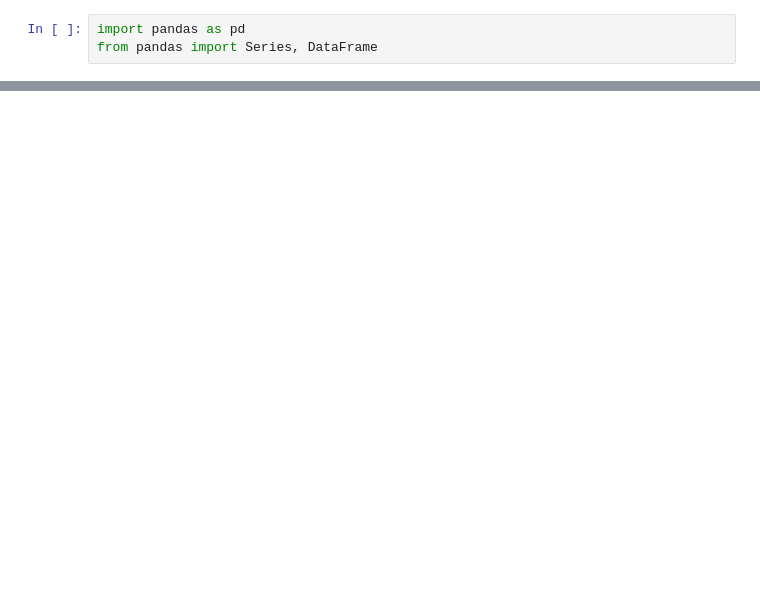
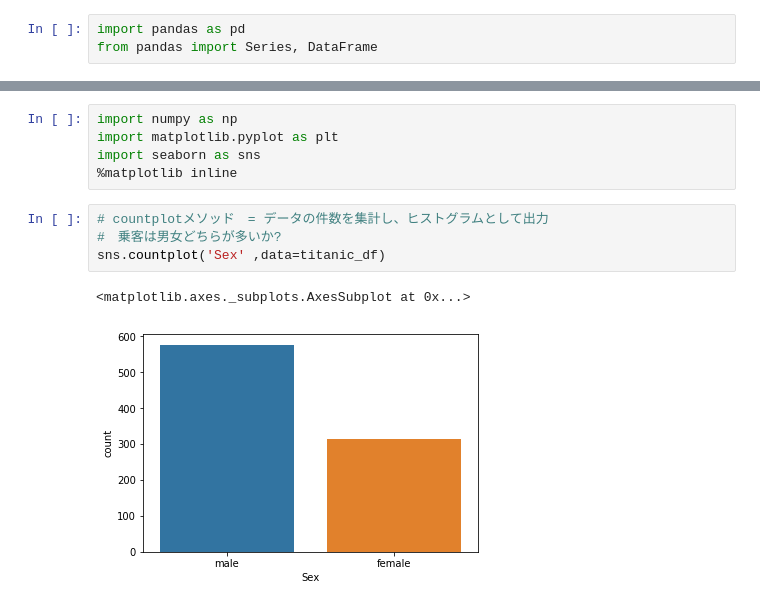
Before and after one commit to hide-fukano/DataScience, a Jupyter notebook: 01_titanic/タイタニック号のデータ解析.ipynb, the cells around one changed output, grey strips where cells are left out. Drawn from its saved outputs; the diff is of its cells as text; blank space fills up the shorter version.

```diff
--- a/01_titanic/タイタニック号のデータ解析.ipynb
+++ b/01_titanic/タイタニック号のデータ解析.ipynb
@@ -15,0 +51,12 @@ titanic_df.head()
+# %%
+import numpy as np
+import matplotlib.pyplot as plt
+import seaborn as sns
+%matplotlib inline
+# %%
+# countplotメソッド　= データの件数を集計し、ヒストグラムとして出力
+#　乗客は男女どちらが多いか?
+sns.countplot('Sex' ,data=titanic_df)
+# %% [output]
+<matplotlib.axes._subplots.AxesSubplot at 0x...>
+[figure, added]
```
Also changed, not shown: parts of 21 cells of this notebook, 3 other files.
